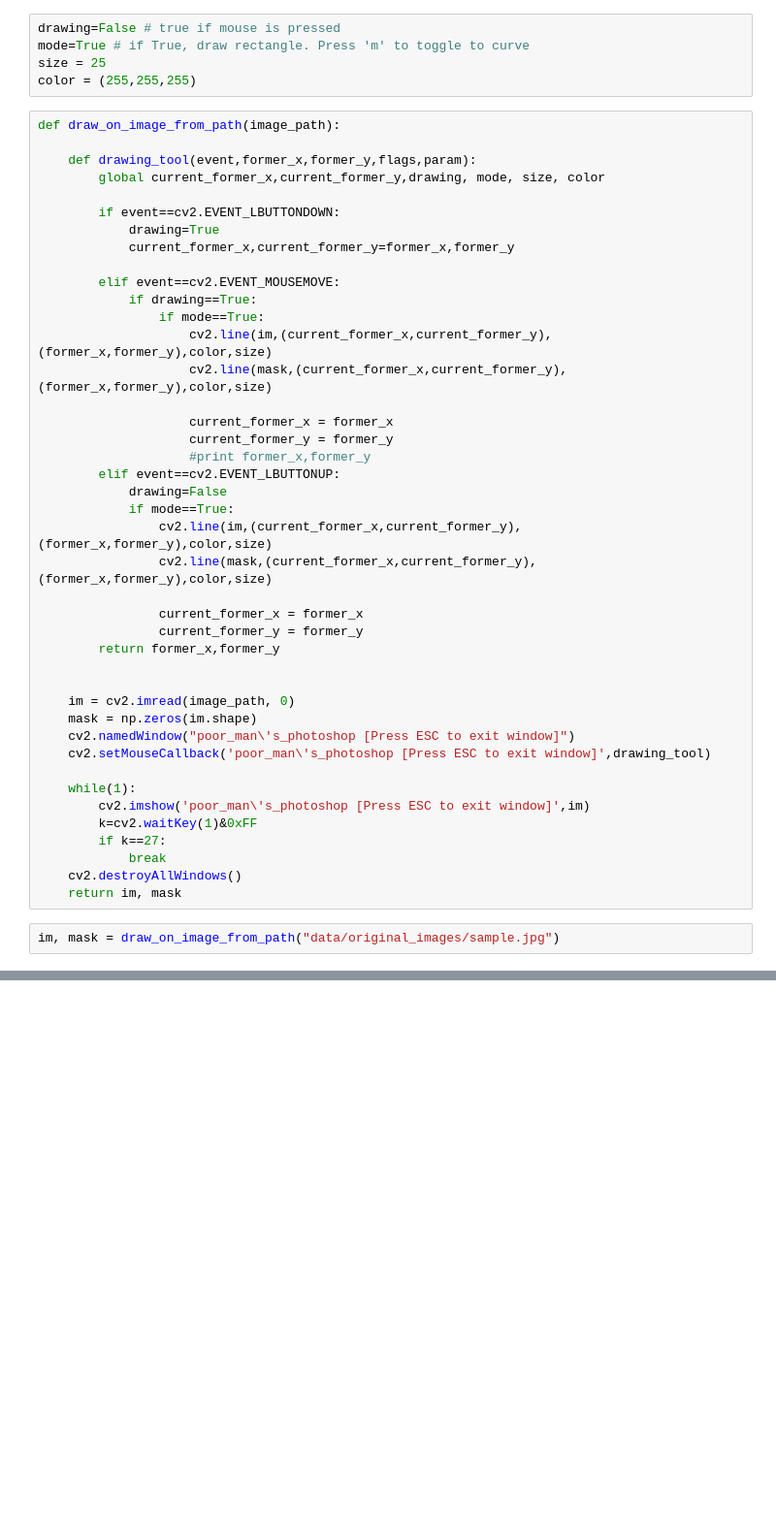
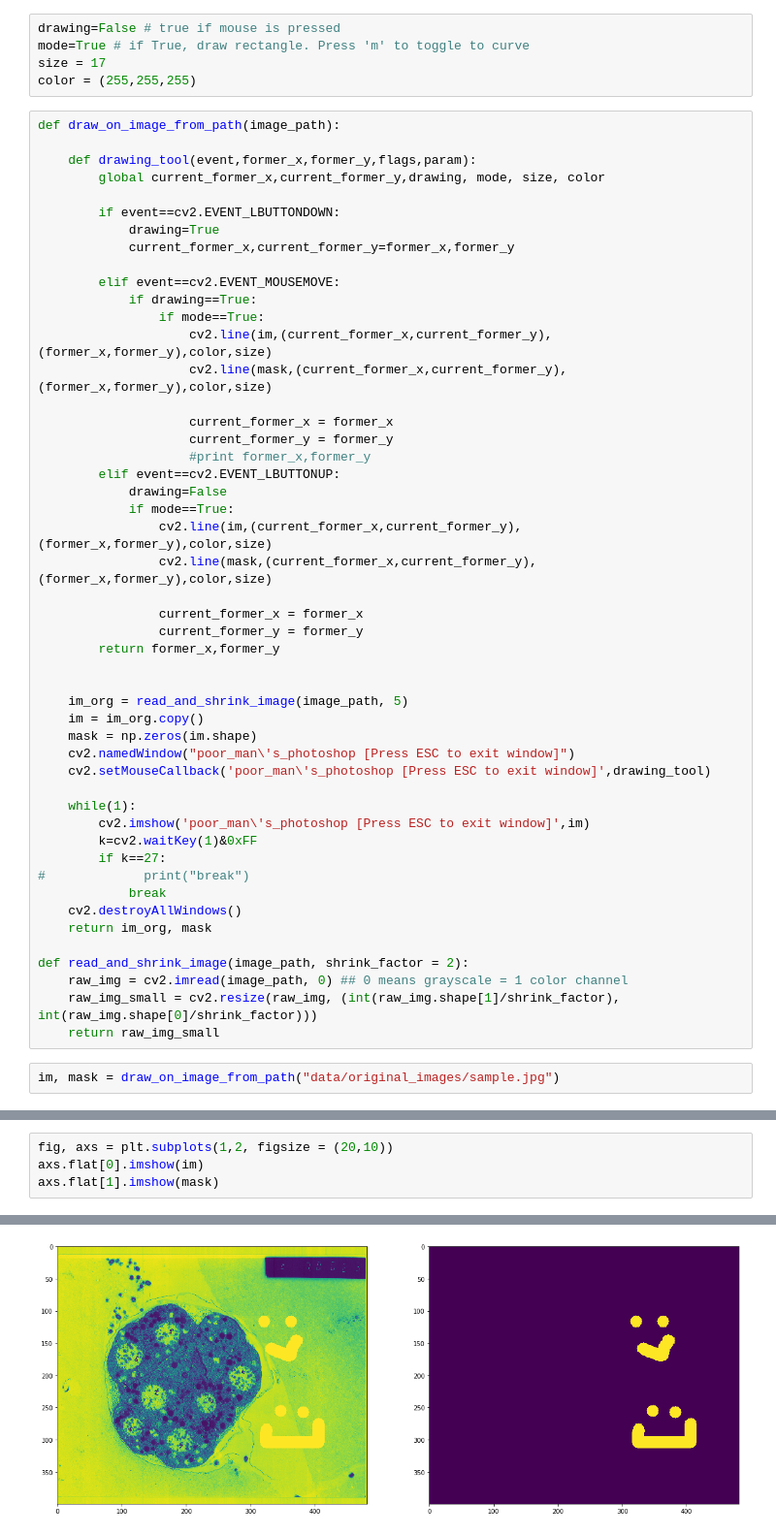
Before and after one commit to devoworm/GSoC-2020, a Jupyter notebook: Pre-trained Models (DevLearning)/notebooks/embryo_segmentation/drawing_tool_for_manual_labelling.ipynb, the cells around one changed output, grey strips where cells are left out. Shown at 97% size. Drawn from its saved outputs; the diff is of its cells as text; blank space fills up the shorter version.

Commit message:
[segmentation] scale up drawing tool for image folder(s)

```diff
--- a/Pre-trained Models (DevLearning)/notebooks/embryo_segmentation/drawing_tool_for_manual_labelling.ipynb
+++ b/Pre-trained Models (DevLearning)/notebooks/embryo_segmentation/drawing_tool_for_manual_labelling.ipynb
@@ -7,7 +8,7 @@ plt.rcParams['figure.figsize'] = 10, 10
 # %%
 drawing=False # true if mouse is pressed
 mode=True # if True, draw rectangle. Press 'm' to toggle to curve
-size = 25
+size = 17
 color = (255,255,255)
 # %%
 def draw_on_image_from_path(image_path):
@@ -39,7 +40,8 @@ def draw_on_image_from_path(image_path):
         return former_x,former_y
 
 
-    im = cv2.imread(image_path, 0)
+    im_org = read_and_shrink_image(image_path, 5)
+    im = im_org.copy()
     mask = np.zeros(im.shape)
     cv2.namedWindow("poor_man\'s_photoshop [Press ESC to exit window]")
     cv2.setMouseCallback('poor_man\'s_photoshop [Press ESC to exit window]',drawing_tool)
@@ -48,8 +50,14 @@ def draw_on_image_from_path(image_path):
         cv2.imshow('poor_man\'s_photoshop [Press ESC to exit window]',im)
         k=cv2.waitKey(1)&0xFF
         if k==27:
+#             print("break")
             break
     cv2.destroyAllWindows()
-    return im, mask
+    return im_org, mask
+
+def read_and_shrink_image(image_path, shrink_factor = 2):
+    raw_img = cv2.imread(image_path, 0) ## 0 means grayscale = 1 color channel
+    raw_img_small = cv2.resize(raw_img, (int(raw_img.shape[1]/shrink_factor), int(raw_img.shape[0]/shrink_factor)))
+    return raw_img_small
 # %%
 im, mask = draw_on_image_from_path("data/original_images/sample.jpg")
@@ -65,0 +64,5 @@ plt.imshow(mask)
+# %%
+fig, axs = plt.subplots(1,2, figsize = (20,10))
+axs.flat[0].imshow(im)
+axs.flat[1].imshow(mask)
+# %% [output]
@@ -65,0 +70 @@ plt.imshow(mask)
+[figure, added]
```
Also changed, not shown: parts of 7 cells of this notebook.
